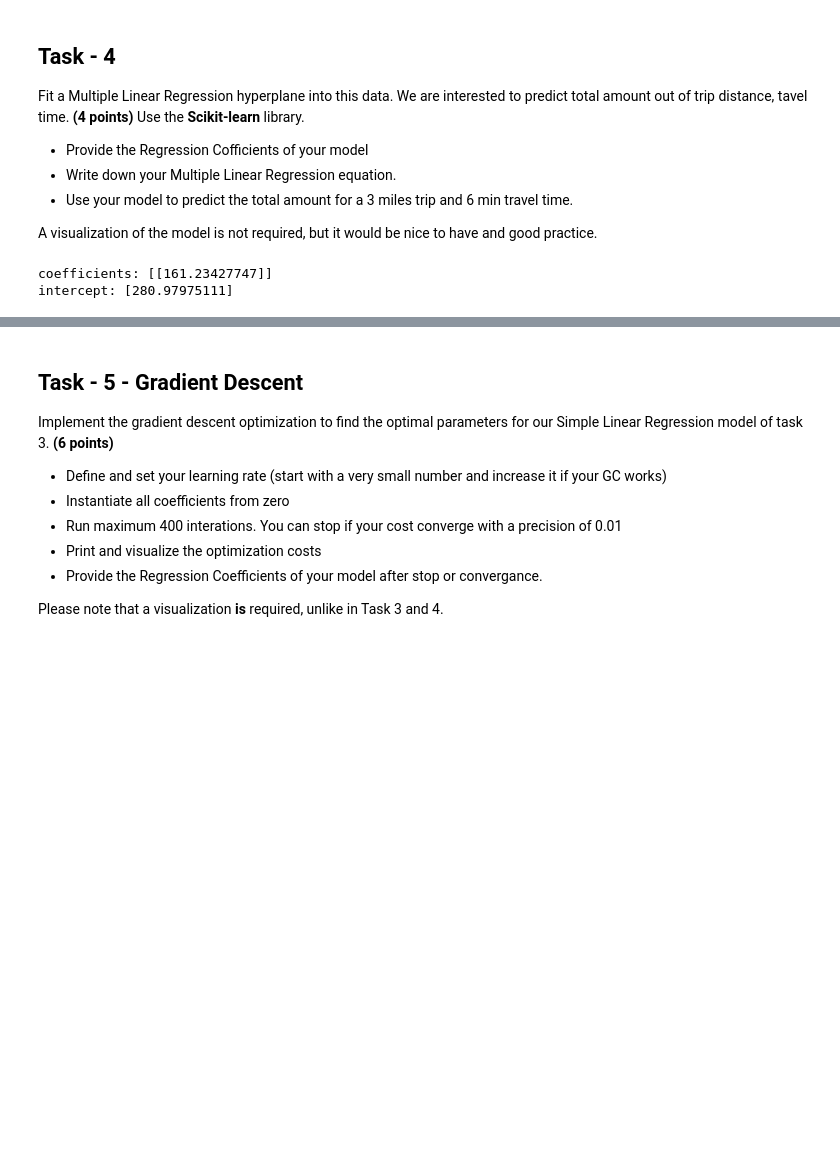
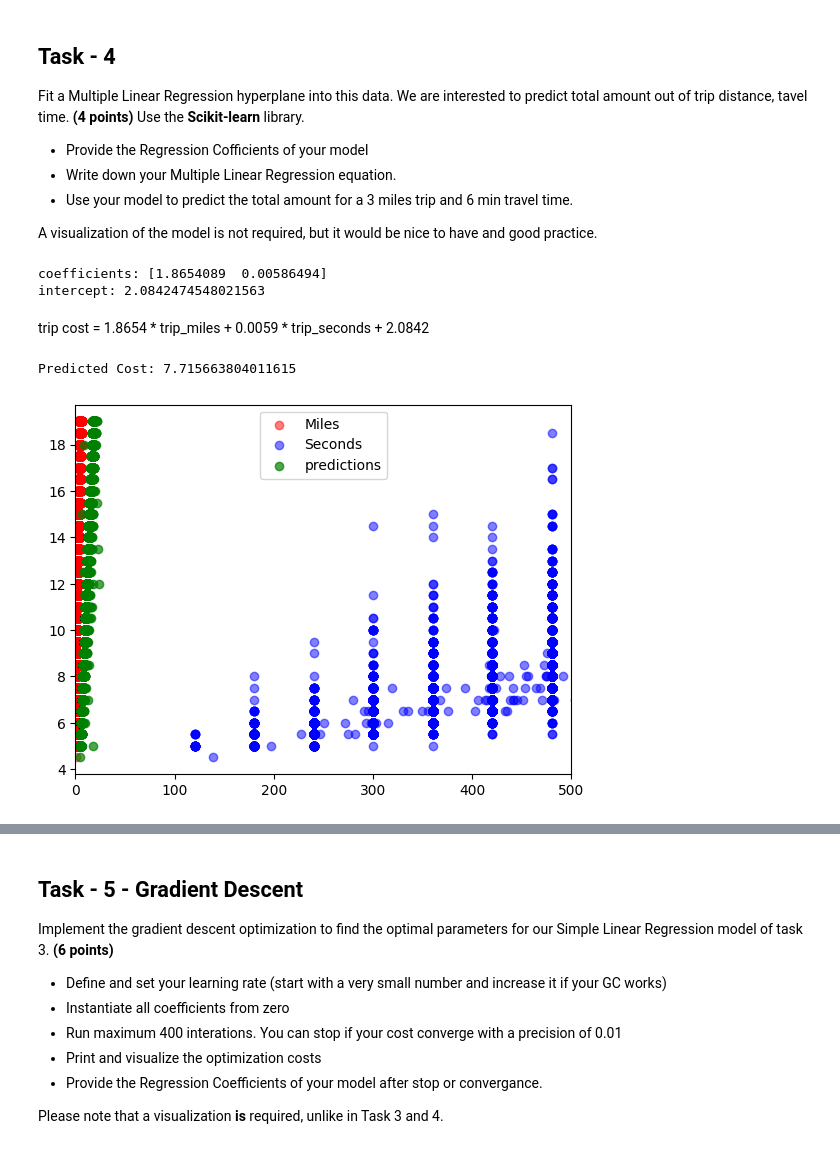
Before and after one commit to BictorFonseca/DataAnalysis, a Jupyter notebook: 329e_HW4.ipynb, the cells around one changed output, grey strips where cells are left out. Cells and saved outputs as stored; diff of their text form; code cells hidden in the pictures; blank space fills up the shorter version.

```diff
--- a/329e_HW4.ipynb
+++ b/329e_HW4.ipynb
@@ -292,17 +292,17 @@ A visualization of the model is not required, but it would be nice to have and g
 # %%
 # import libraries
 from sklearn.linear_model import LinearRegression
+MRM=LinearRegression()
 # %%
 # create new df with only the columns: trip_miles and trip_seconds
 q4 = df_clean[['trip_miles', 'trip_seconds']]
 # %%
 # create a Linear Regression model
-x= q4['trip_miles'].values.reshape(-1, 1)
-y= q4['trip_seconds'].values.reshape(-1, 1)
-reg = LinearRegression().fit(x, y)
+y= df_clean["trip_cost"]
+MRM.fit(q4, y)
 
-print('coefficients:', reg.coef_)
-print('intercept:', reg.intercept_)
+print('coefficients:', MRM.coef_)
+print('intercept:', MRM.intercept_)
 # %% [output]
-coefficients: [[161.23427747]]
-intercept: [280.97975111]
+coefficients: [1.8654089  0.00586494]
+intercept: 2.0842474548021563
@@ -310,0 +309,15 @@ intercept: [280.97975111]
+# %% [markdown]
+trip cost = 1.8654 * trip_miles + 0.0059 * trip_seconds + 2.0842
+# %%
+print("Predicted Cost:", MRM.intercept_ + MRM.coef_[0]*3 + MRM.coef_[1]*6)
+predictions=MRM.predict(q4)
+# %% [output]
+Predicted Cost: 7.715663804011615
+# %%
+plt.scatter(df_clean['trip_miles'],df_clean['trip_cost'], alpha=.5, color='r', label='Miles');
+plt.scatter(df_clean['trip_seconds'],df_clean['trip_cost'], alpha=.5, color='b', label='Seconds');
+plt.scatter(predictions, df_clean['trip_cost'], alpha=.7, color='g', label="predictions");
+plt.legend();
+plt.xlim((0,500));
+# %% [output]
+[figure, added]
```
Also changed, not shown: parts of 2 cells of this notebook.
